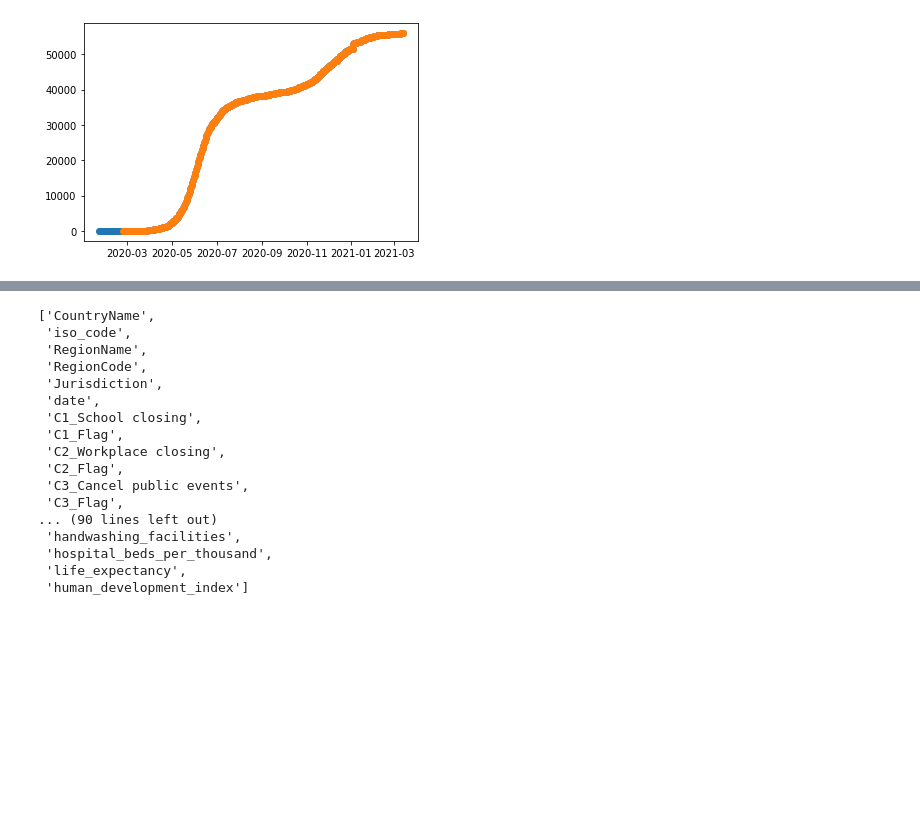
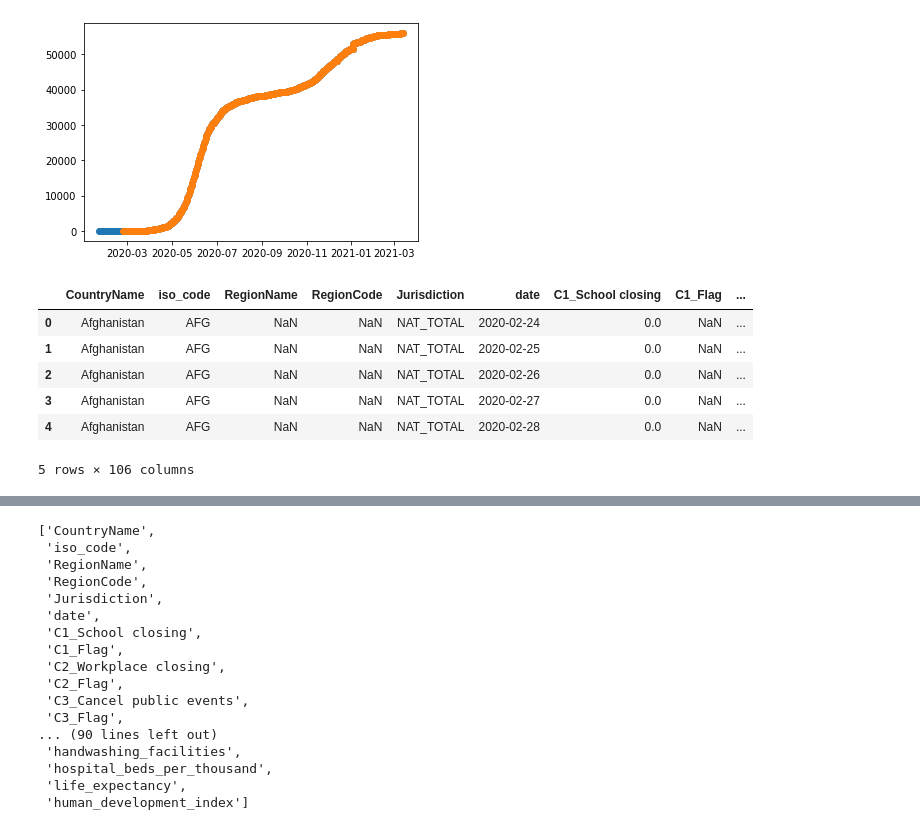
Before and after one commit to CoronaPolicy/prediction_model, a Jupyter notebook: fix_dataset.ipynb, the cells around one changed output, grey strips where cells are left out. Cells and saved outputs as stored; diff of their text form; code cells hidden in the pictures; blank space fills up the shorter version.

```diff
--- a/fix_dataset.ipynb
+++ b/fix_dataset.ipynb
@@ -145,3 +156,13 @@ plt.scatter(data_owid[data_owid.iso_code == 'AFG'].date, data_owid[data_owid.iso
 [figure]
 # %%
 data_all = pd.merge(data_ox, data_owid, how='inner', left_on=['iso_code', 'date'], right_on = ['iso_code', 'date'])
+# %%
+data_all.head()
+# %% [output]
+|  | CountryName | iso_code | RegionName | RegionCode | Jurisdiction | date | C1_School closing | C1_Flag | ... |
+| 0 | Afghanistan | AFG | NaN | NaN | NAT_TOTAL | 2020-02-24 | 0.0 | NaN | ... |
+| 1 | Afghanistan | AFG | NaN | NaN | NAT_TOTAL | 2020-02-25 | 0.0 | NaN | ... |
+| 2 | Afghanistan | AFG | NaN | NaN | NAT_TOTAL | 2020-02-26 | 0.0 | NaN | ... |
+| 3 | Afghanistan | AFG | NaN | NaN | NAT_TOTAL | 2020-02-27 | 0.0 | NaN | ... |
+| 4 | Afghanistan | AFG | NaN | NaN | NAT_TOTAL | 2020-02-28 | 0.0 | NaN | ... |
+5 rows × 106 columns
```
Also changed, not shown: parts of 15 cells of this notebook, 1 other file.
